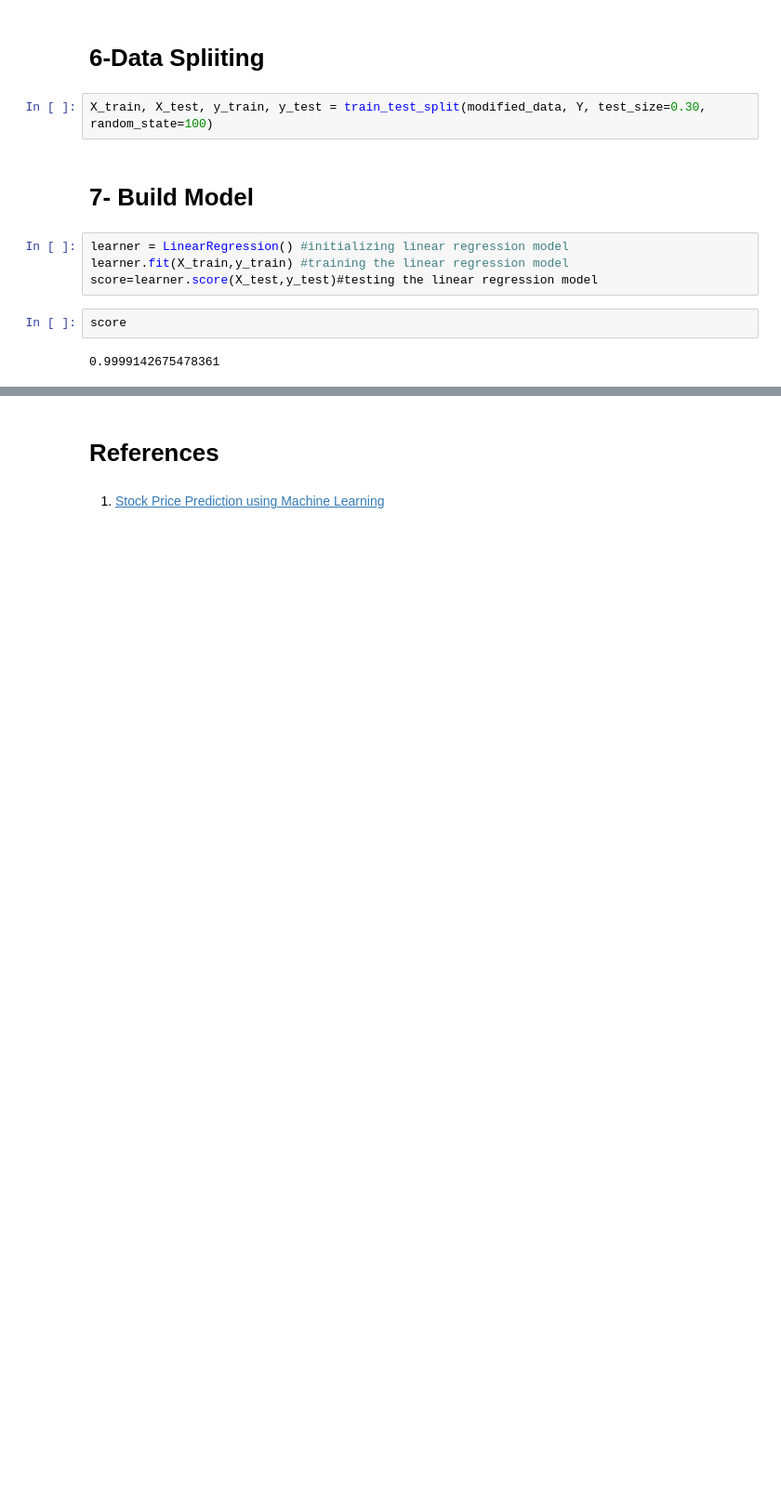
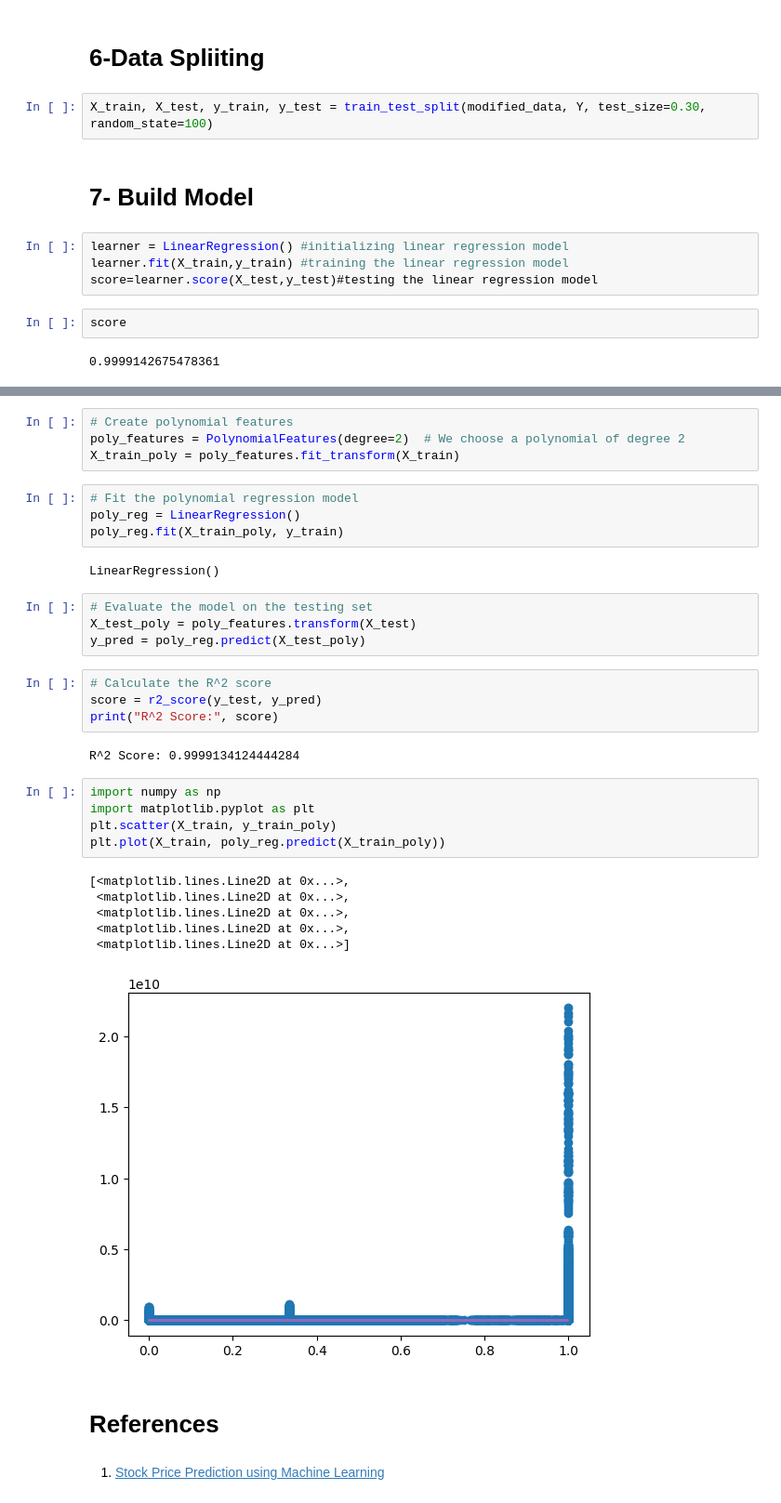
Before and after one commit to dr-mushtaq/Projects, a Jupyter notebook: Stock_Price_Prediction.ipynb, the cells around one changed output, grey strips where cells are left out. Shown at 93% size. Saved outputs shown, nothing was run; the diff lists cells and outputs as text; blank space fills up the shorter version.

```diff
--- a/Stock_Price_Prediction.ipynb
+++ b/Stock_Price_Prediction.ipynb
@@ -227,3 +248,35 @@ score
+# %%
+# Create polynomial features
+poly_features = PolynomialFeatures(degree=2)  # We choose a polynomial of degree 2
+X_train_poly = poly_features.fit_transform(X_train)
+# %%
+# Fit the polynomial regression model
+poly_reg = LinearRegression()
+poly_reg.fit(X_train_poly, y_train)
+# %% [output]
+LinearRegression()
+# %%
+# Evaluate the model on the testing set
+X_test_poly = poly_features.transform(X_test)
+y_pred = poly_reg.predict(X_test_poly)
+# %%
+# Calculate the R^2 score
+score = r2_score(y_test, y_pred)
+print("R^2 Score:", score)
+# %% [output]
+R^2 Score: 0.9999134124444284
+# %%
+import numpy as np
+import matplotlib.pyplot as plt
+plt.scatter(X_train, y_train_poly)
+plt.plot(X_train, poly_reg.predict(X_train_poly))
+# %% [output]
+[<matplotlib.lines.Line2D at 0x...>,
+ <matplotlib.lines.Line2D at 0x...>,
+ <matplotlib.lines.Line2D at 0x...>,
+ <matplotlib.lines.Line2D at 0x...>,
+ <matplotlib.lines.Line2D at 0x...>]
+[figure, added]
 # %% [markdown]
 # **References**
 # %% [markdown]
```
Also changed, not shown: parts of 3 cells of this notebook.
